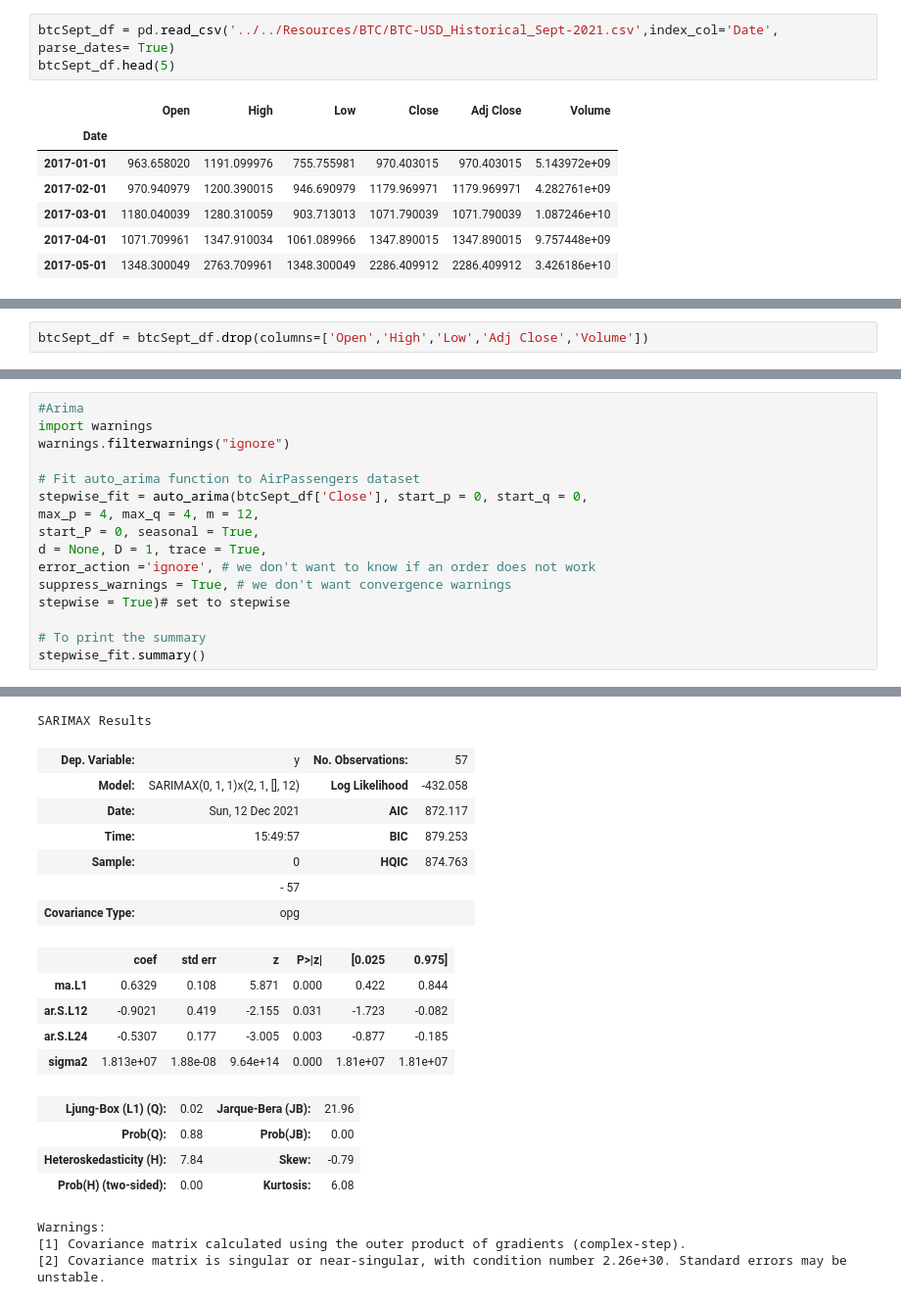
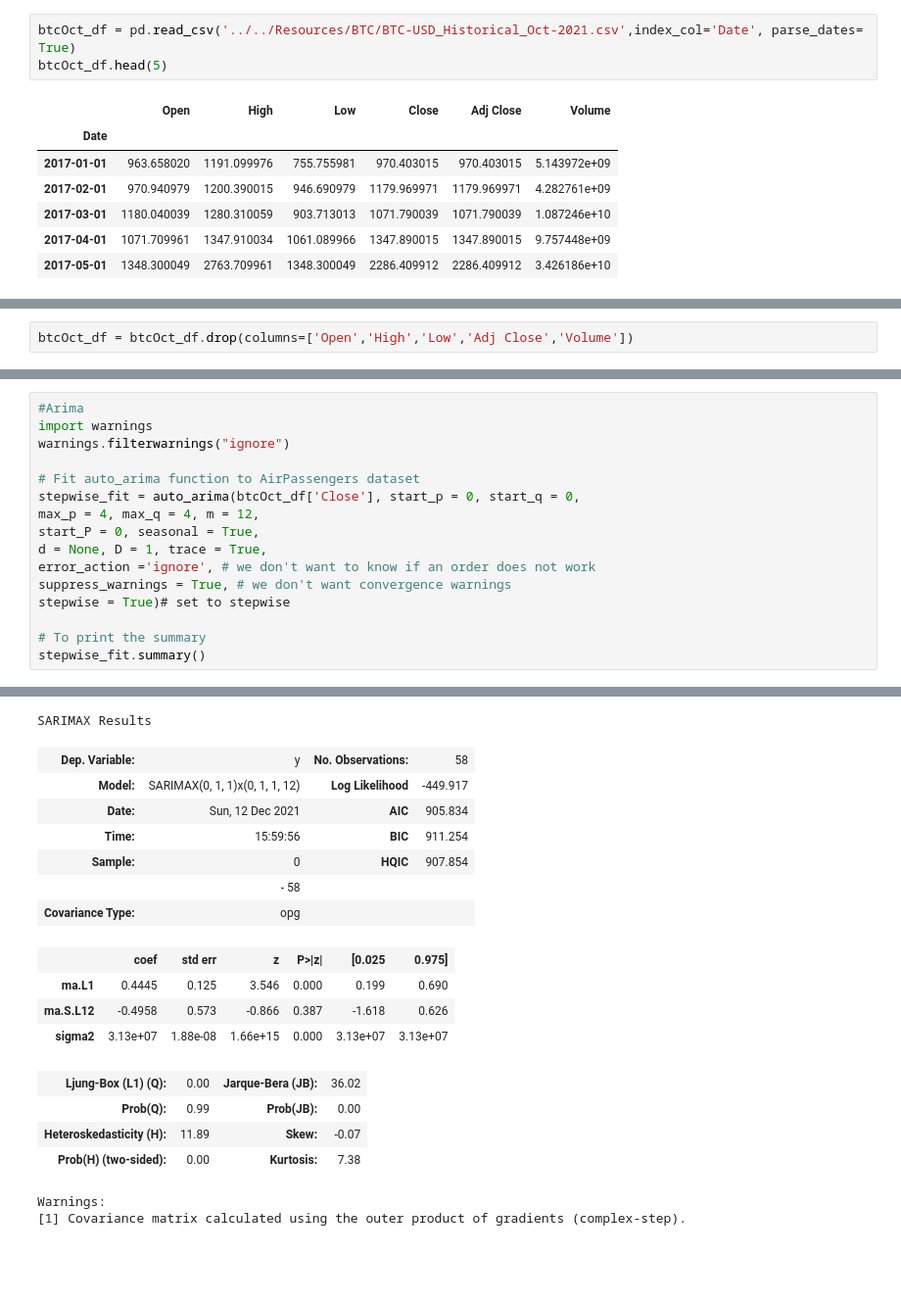
Before and after one commit to dmayo0317/project4, a Jupyter notebook: Notebooks/BTC/Bitcoin_Oct.ipynb, the cells around one changed output, grey strips where cells are left out. Shown at 98% size. Saved outputs shown, nothing was run; the diff lists cells and outputs as text; blank space fills up the shorter version.

```diff
--- a/Notebooks/BTC/Bitcoin_Oct.ipynb
+++ b/Notebooks/BTC/Bitcoin_Oct.ipynb
@@ -15,8 +15,8 @@ import matplotlib.dates as mdates
 from datetime import datetime, timedelta
 import matplotlib.pylab as plt
 # %%
-btcSept_df = pd.read_csv('../../Resources/BTC/BTC-USD_Historical_Sept-2021.csv',index_col='Date', parse_dates= True)
-btcSept_df.head(5)
+btcOct_df = pd.read_csv('../../Resources/BTC/BTC-USD_Historical_Oct-2021.csv',index_col='Date', parse_dates= True)
+btcOct_df.head(5)
 # %% [output]
 |  | Open | High | Low | Close | Adj Close | Volume |
 | Date |  |  |  |  |  |  |
@@ -36,5 +36,5 @@ Adj Close    float64
 Volume       float64
 dtype: object
 # %%
-btcSept_df = btcSept_df.drop(columns=['Open','High','Low','Adj Close','Volume'])
+btcOct_df = btcOct_df.drop(columns=['Open','High','Low','Adj Close','Volume'])
 # %%
@@ -70,7 +70,7 @@ import warnings
 warnings.filterwarnings("ignore")
 
 # Fit auto_arima function to AirPassengers dataset
-stepwise_fit = auto_arima(btcSept_df['Close'], start_p = 0, start_q = 0,
+stepwise_fit = auto_arima(btcOct_df['Close'], start_p = 0, start_q = 0,
 max_p = 4, max_q = 4, m = 12,
 start_P = 0, seasonal = True,
 d = None, D = 1, trace = True,
@@ -101,22 +102,20 @@ Total fit time: 4.110 seconds
 SARIMAX Results
-| Dep. Variable: | y | No. Observations: | 57 |
-| Model: | SARIMAX(0, 1, 1)x(2, 1, [], 12) | Log Likelihood | -432.058 |
-| Date: | Sun, 12 Dec 2021 | AIC | 872.117 |
-| Time: | 15:49:57 | BIC | 879.253 |
-| Sample: | 0 | HQIC | 874.763 |
-|  | - 57 |  |  |
+| Dep. Variable: | y | No. Observations: | 58 |
+| Model: | SARIMAX(0, 1, 1)x(0, 1, 1, 12) | Log Likelihood | -449.917 |
+| Date: | Sun, 12 Dec 2021 | AIC | 905.834 |
+| Time: | 15:59:56 | BIC | 911.254 |
+| Sample: | 0 | HQIC | 907.854 |
+|  | - 58 |  |  |
 | Covariance Type: | opg |  |  |
 |  | coef | std err | z | P>|z| | [0.025 | 0.975] |
-| ma.L1 | 0.6329 | 0.108 | 5.871 | 0.000 | 0.422 | 0.844 |
-| ar.S.L12 | -0.9021 | 0.419 | -2.155 | 0.031 | -1.723 | -0.082 |
-| ar.S.L24 | -0.5307 | 0.177 | -3.005 | 0.003 | -0.877 | -0.185 |
-| sigma2 | 1.813e+07 | 1.88e-08 | 9.64e+14 | 0.000 | 1.81e+07 | 1.81e+07 |
+| ma.L1 | 0.4445 | 0.125 | 3.546 | 0.000 | 0.199 | 0.690 |
+| ma.S.L12 | -0.4958 | 0.573 | -0.866 | 0.387 | -1.618 | 0.626 |
+| sigma2 | 3.13e+07 | 1.88e-08 | 1.66e+15 | 0.000 | 3.13e+07 | 3.13e+07 |
-| Ljung-Box (L1) (Q): | 0.02 | Jarque-Bera (JB): | 21.96 |
-| Prob(Q): | 0.88 | Prob(JB): | 0.00 |
-| Heteroskedasticity (H): | 7.84 | Skew: | -0.79 |
-| Prob(H) (two-sided): | 0.00 | Kurtosis: | 6.08 |
+| Ljung-Box (L1) (Q): | 0.00 | Jarque-Bera (JB): | 36.02 |
+| Prob(Q): | 0.99 | Prob(JB): | 0.00 |
+| Heteroskedasticity (H): | 11.89 | Skew: | -0.07 |
+| Prob(H) (two-sided): | 0.00 | Kurtosis: | 7.38 |
 Warnings:
 [1] Covariance matrix calculated using the outer product of gradients (complex-step).
-[2] Covariance matrix is singular or near-singular, with condition number 2.26e+30. Standard errors may be unstable.
 # %%
 # Split data into train / test sets
```
Also changed, not shown: parts of 10 cells of this notebook, 26 other files.
